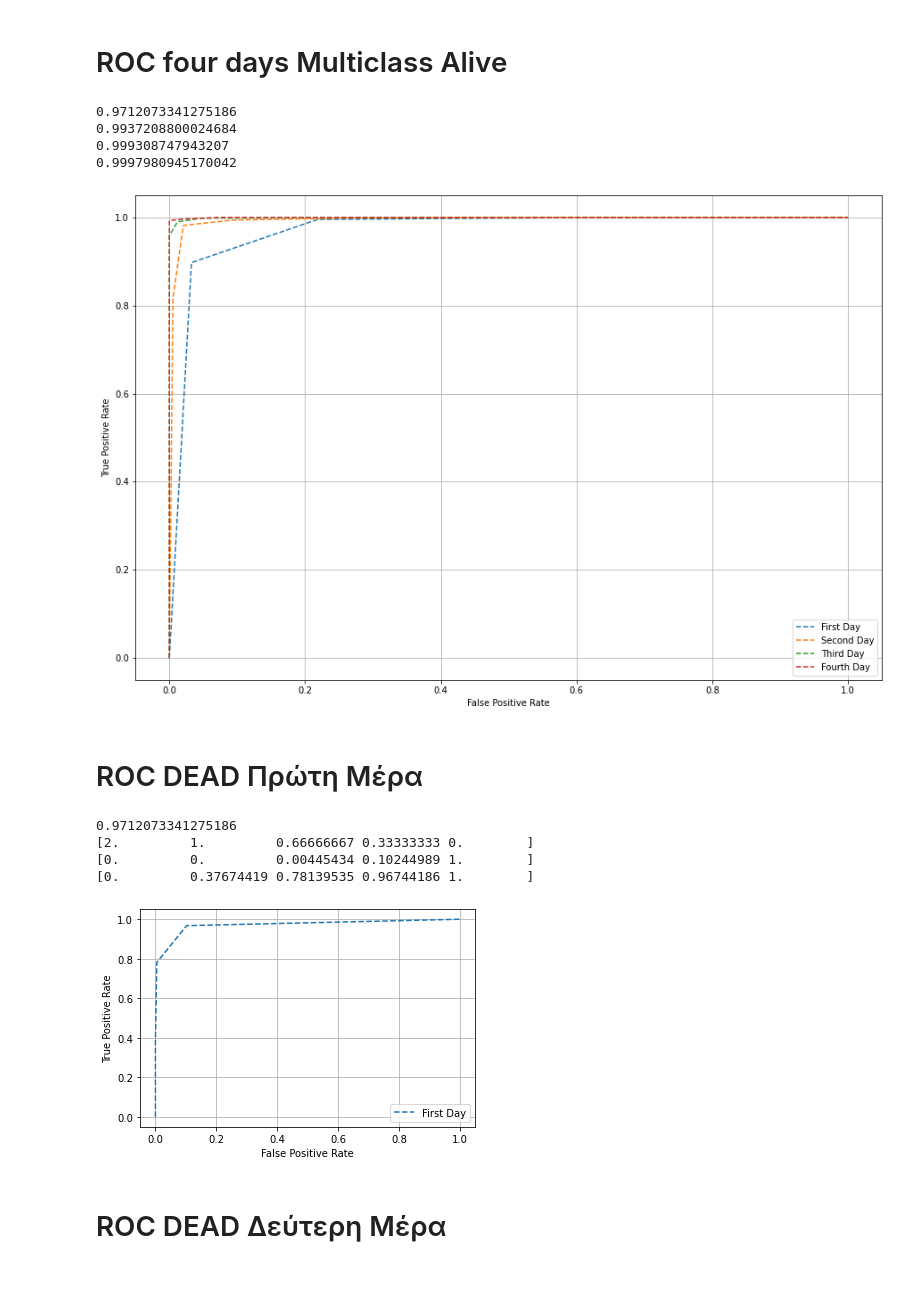
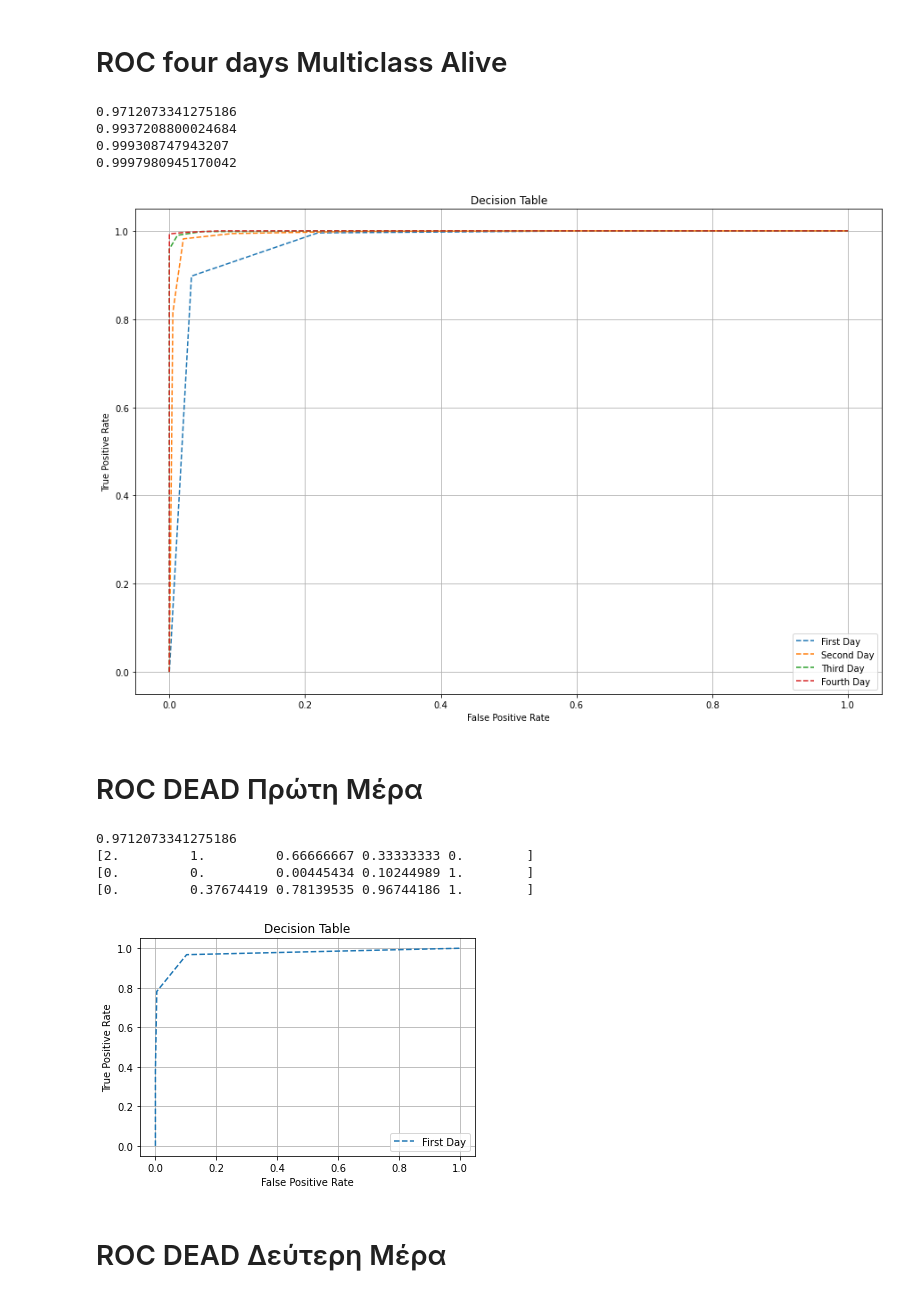
Before and after one commit to DimopDim/MimicIV, a Jupyter notebook: New_Code/07_02_ROC_Decision_Table.ipynb, the cells around one changed output. Drawn from its saved outputs; the diff is of its cells as text; code cells hidden in the pictures.

```diff
--- a/New_Code/07_02_ROC_Decision_Table.ipynb
+++ b/New_Code/07_02_ROC_Decision_Table.ipynb
@@ -196,35 +203,37 @@ pyplot.xlabel('False Positive Rate') # Εκτυπώνει τον τίτλο το
 pyplot.ylabel('True Positive Rate') # Εκτυπώνει τον τίτλο του Υ
 pyplot.legend() #Εκτυπώνει το label
 pyplot.grid(True) # Εκτυπώνει τα τετράγωνα
-
+pyplot.title("Decision Table")
 pyplot.show()
 # %% [output]
 0.9712073341275186
 0.9937208800024684
 0.999308747943207
 0.9997980945170042
-[figure, old version]
+[figure, new version]
 # %% [markdown]
 # ROC DEAD Πρώτη Μέρα
 # %%
 print(roc_auc_score(ground_truth_dead1, prob_dead1))
 fpr_dead1, tpr_dead1, thresholds_dead1 = roc_curve(ground_truth_dead1, prob_dead1)
 pyplot.plot(fpr_dead1, tpr_dead1, linestyle='--', label='First Day')
 
 pyplot.xlabel('False Positive Rate') # Εκτυπώνει τον τίτλο του Χ
 pyplot.ylabel('True Positive Rate') # Εκτυπώνει τον τίτλο του Υ
 pyplot.legend() #Εκτυπώνει το label
 pyplot.grid(True) # Εκτυπώνει τα τετράγωνα
+pyplot.title("Decision Table")
+
 print(thresholds_dead1)
 print(fpr_dead1)
 print(tpr_dead1)
 pyplot.show()
 # %% [output]
 0.9712073341275186
 [2.         1.         0.66666667 0.33333333 0.        ]
 [0.         0.         0.00445434 0.10244989 1.        ]
 [0.         0.37674419 0.78139535 0.96744186 1.        ]
-[figure, old version]
+[figure, new version]
 # %% [markdown]
 # ROC DEAD Δεύτερη Μέρα
 # %%
```
Also changed, not shown: parts of 8 cells of this notebook, 1 other file.
